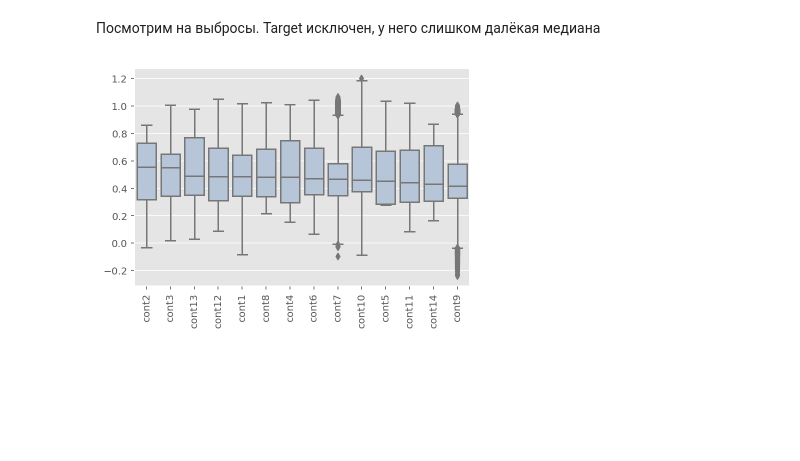
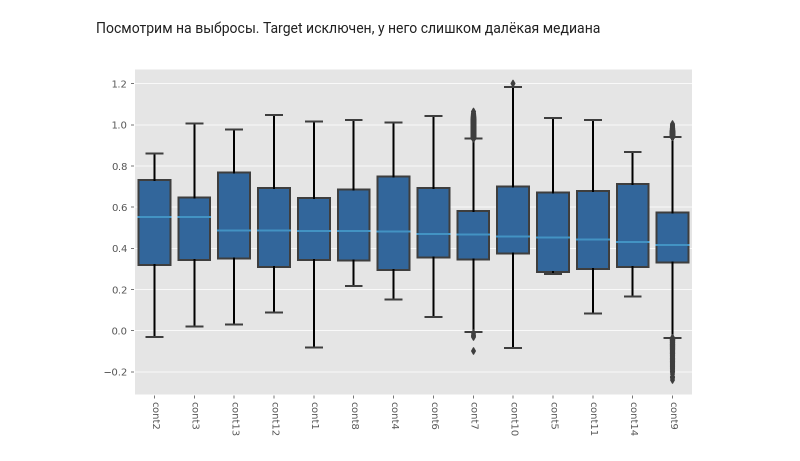
Before and after one commit to Lisstrange/Mini-examples, a Jupyter notebook: seaborn_viz.ipynb, the cells around one changed output. Saved outputs shown, nothing was run; the diff lists cells and outputs as text; code cells hidden in the pictures; blank space fills up the shorter version.

```diff
--- a/seaborn_viz.ipynb
+++ b/seaborn_viz.ipynb
@@ -150,8 +175,9 @@ lab5 = axes[2].set_title(train.columns[4], pad = -14.5)
 sorted_index = train.iloc[:,:14].median().sort_values(ascending=False).index
 train_sorted=train[sorted_index]
 # %%
-ax = sns.boxplot(data=train_sorted, color = 'lightsteelblue')
-lab = ax.set_xticklabels(ax.get_xticklabels(),rotation=90)
+plt.figure(figsize=(10,6))
+ax = sns.boxplot(data=train_sorted, color = '#2166ac', linewidth = 2, whiskerprops=dict(color="black"), medianprops={'color':'#4393c3'})
+lab = ax.set_xticklabels(ax.get_xticklabels(),rotation=-90)
 # ax.set_facecolor('whitesmoke')
 # %% [output]
-[figure, old version]
+[figure, new version]
```
Also changed, not shown: parts of 7 cells of this notebook.
